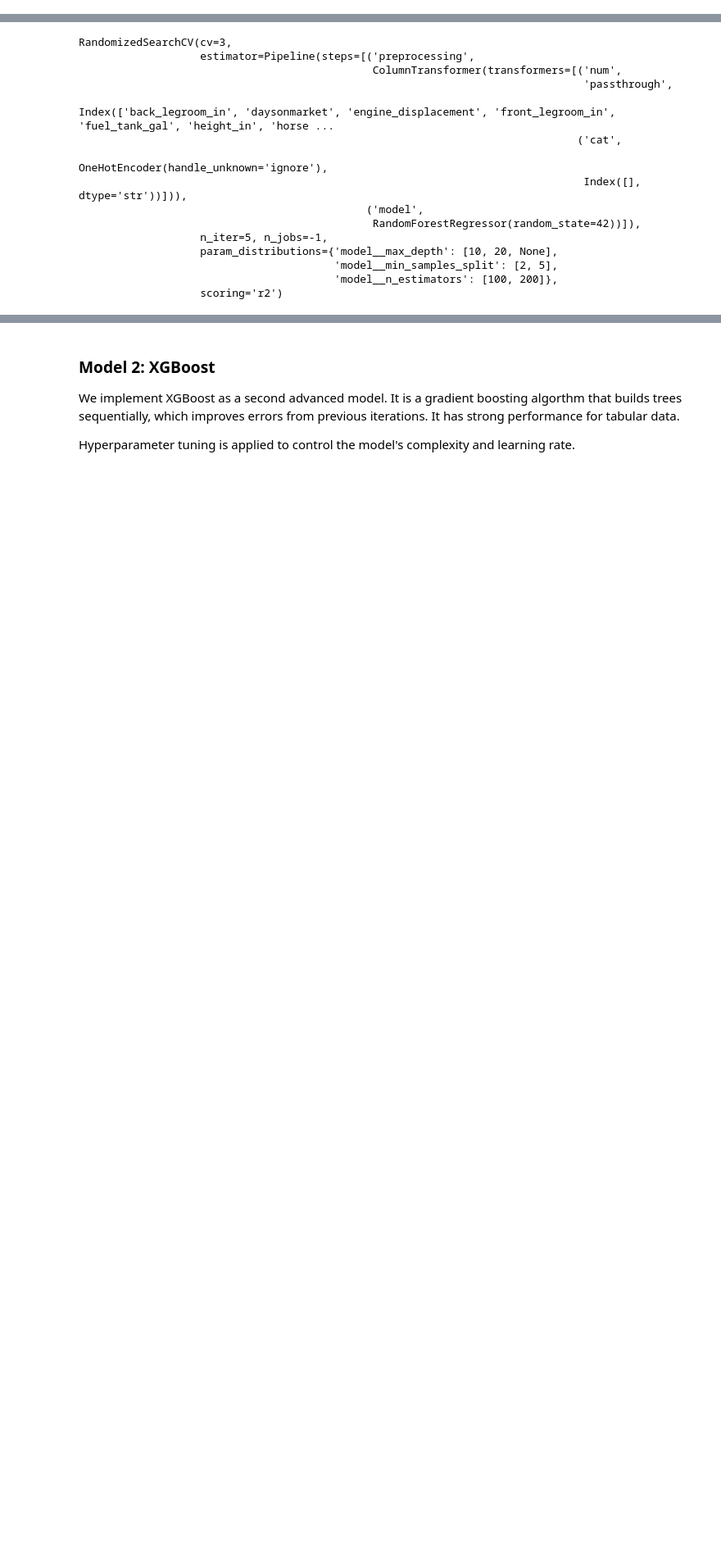
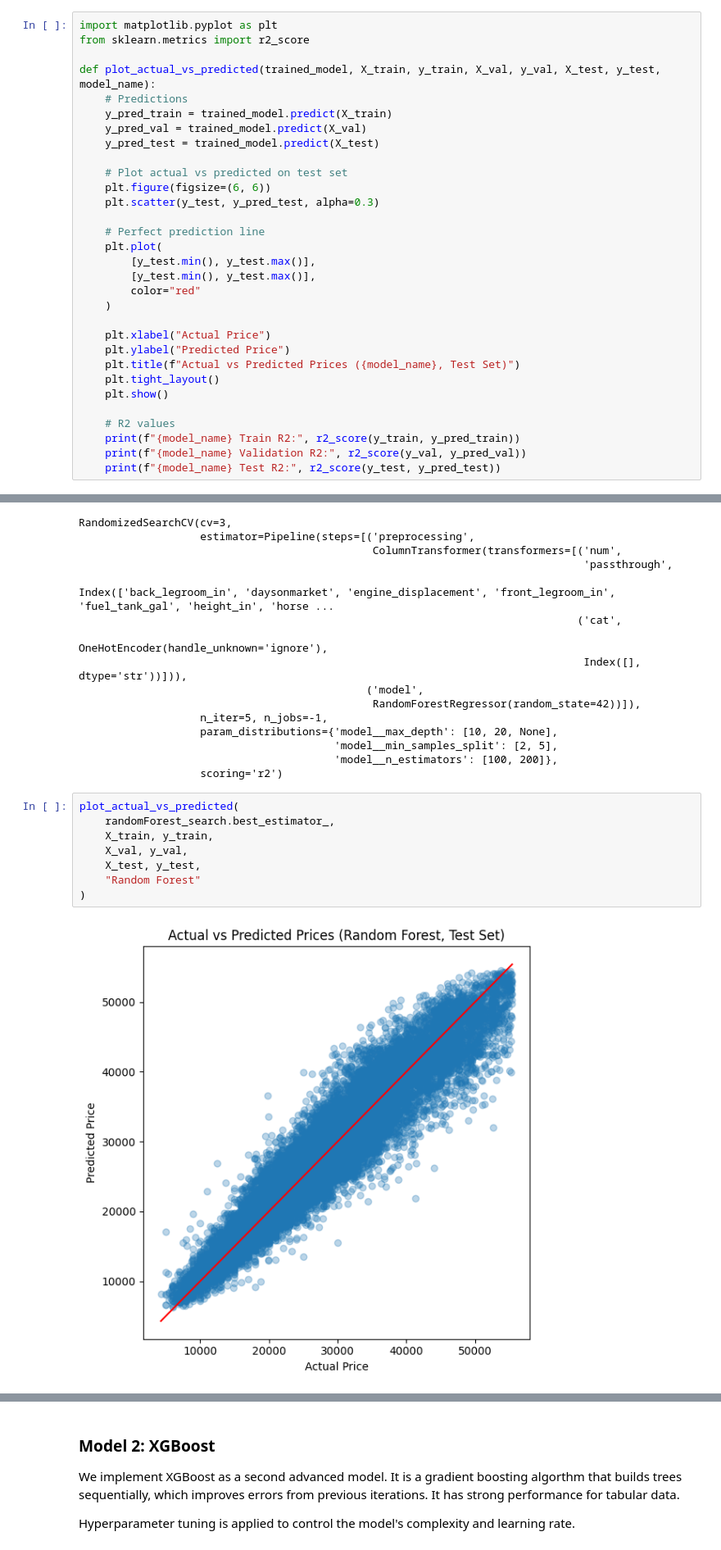
Before and after one commit to chalou123456/COMP333_Group_O, a Jupyter notebook: COMP333_PROJECT_GROUP_O.ipynb, the cells around one changed output, grey strips where cells are left out. Shown at 82% size. Drawn from its saved outputs; the diff is of its cells as text; blank space fills up the shorter version.

Commit message:
added prediction plots and residuals

```diff
--- a/COMP333_PROJECT_GROUP_O.ipynb
+++ b/COMP333_PROJECT_GROUP_O.ipynb
@@ -1196,0 +1199,31 @@ preprocessor = ColumnTransformer(
+# %%
+import matplotlib.pyplot as plt
+from sklearn.metrics import r2_score
+
+def plot_actual_vs_predicted(trained_model, X_train, y_train, X_val, y_val, X_test, y_test, model_name):
+    # Predictions
+    y_pred_train = trained_model.predict(X_train)
+    y_pred_val = trained_model.predict(X_val)
+    y_pred_test = trained_model.predict(X_test)
+
+    # Plot actual vs predicted on test set
+    plt.figure(figsize=(6, 6))
+    plt.scatter(y_test, y_pred_test, alpha=0.3)
+
+    # Perfect prediction line
+    plt.plot(
+        [y_test.min(), y_test.max()],
+        [y_test.min(), y_test.max()],
+        color="red"
+    )
+
+    plt.xlabel("Actual Price")
+    plt.ylabel("Predicted Price")
+    plt.title(f"Actual vs Predicted Prices ({model_name}, Test Set)")
+    plt.tight_layout()
+    plt.show()
+
+    # R2 values
+    print(f"{model_name} Train R2:", r2_score(y_train, y_pred_train))
+    print(f"{model_name} Validation R2:", r2_score(y_val, y_pred_val))
+    print(f"{model_name} Test R2:", r2_score(y_test, y_pred_test))
@@ -1247,3 +1295,13 @@ RandomizedSearchCV(cv=3,
                                         'model__min_samples_split': [2, 5],
                                         'model__n_estimators': [100, 200]},
                    scoring='r2')
+# %%
+plot_actual_vs_predicted(
+    randomForest_search.best_estimator_,
+    X_train, y_train,
+    X_val, y_val,
+    X_test, y_test,
+    "Random Forest"
+)
+# %% [output]
+[figure, added]
```
Also changed, not shown: parts of 9 cells of this notebook.
